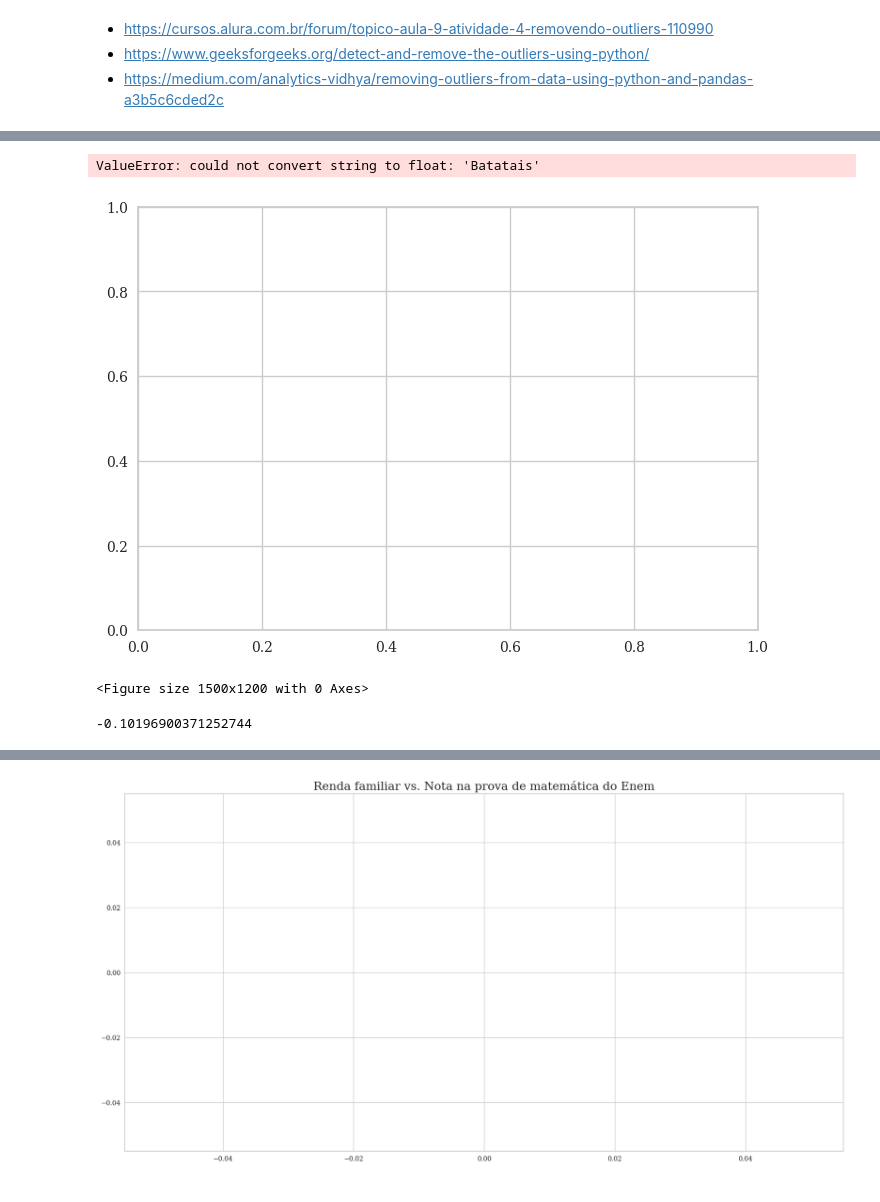
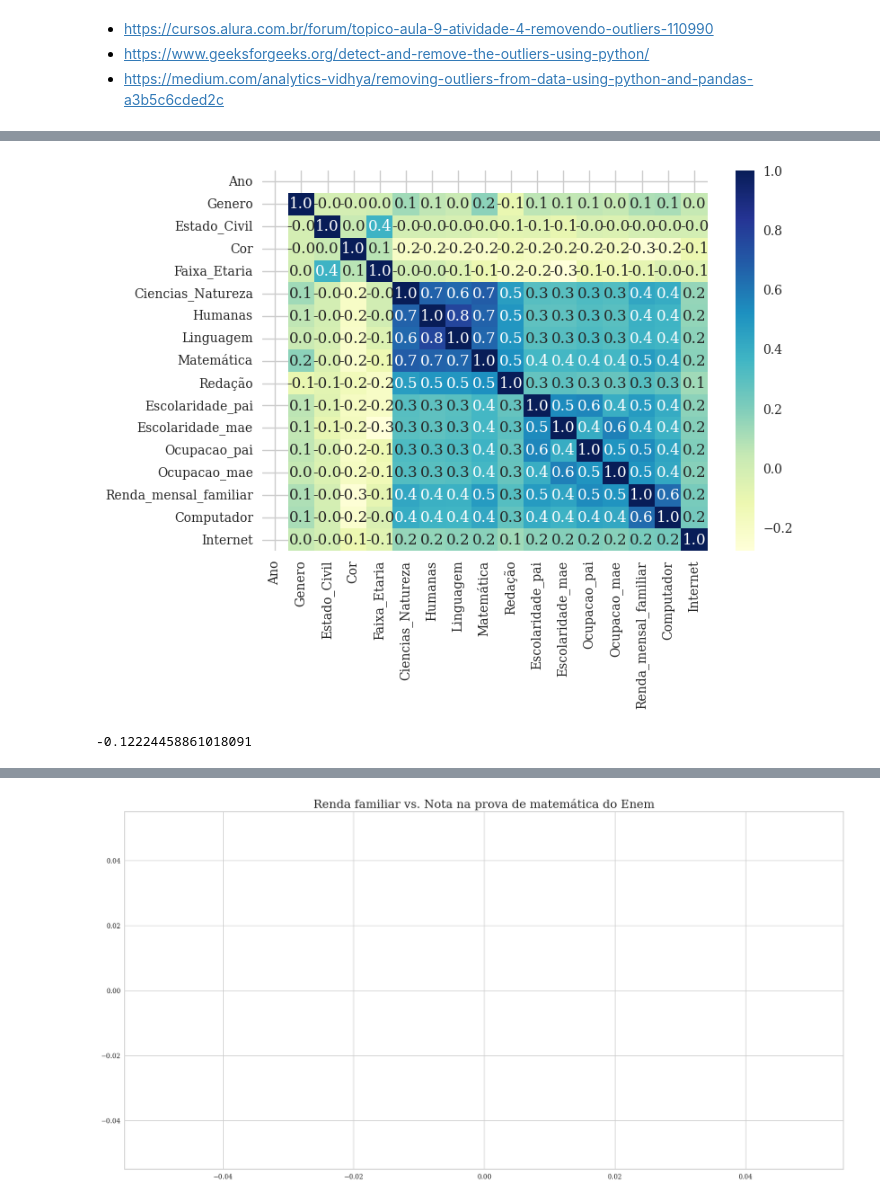
Before and after one commit to ManoelFelipe/Enem, a Jupyter notebook: ENEM_EDA.ipynb, the cells around one changed output, grey strips where cells are left out. Drawn from its saved outputs; the diff is of its cells as text; code cells hidden in the pictures.

```diff
--- a/ENEM_EDA.ipynb
+++ b/ENEM_EDA.ipynb
@@ -309,0 +326,6 @@ sns.heatmap(corr_provas, annot=True, cmap = 'YlGnBu', ax = ax);
+# %%
+# Exportar para .csv. Sem o index, index=False;
+# df.to_csv('df_23_F.csv', index=False, encoding = "utf-8")
+# Carregando os dados
+# df_23_22 = reduce_mem_usage(pd.read_csv('df_23_22_new.csv', encoding = "utf-8", sep = ','))
+df = pd.read_csv('df_23_F.csv', encoding = "utf-8", sep = ',')
@@ -310,17 +341,20 @@ sns.heatmap(corr_provas, annot=True, cmap = 'YlGnBu', ax = ax);
 # %%
 # Correlação entre as notas das provas do Enem
 fig, ax = plt.subplots()
-plt.figure(figsize=(15,12))
-corr_provas = df_23_22_01_SP.drop(columns = ['Inscricao', 'Treineiro']).corr()
-sns.heatmap(corr_provas, annot=True, cmap = 'YlGnBu', ax = ax);
+#plt.figure(figsize=(200,200))
+corr_provas = df.drop(columns = ['Inscricao', 'Treineiro', 'Município_Prova', 'SG_UF', 'Media',
+                                 'Quantidade_moto', 'Geladeira', 'Freezer', 'Maquina_lavar',
+                                 'Microondas','Maquina_secar', 'Lava_louca','Aspirador_po',
+                                 'TV', 'DVD','TV_assinatura','Celular','Telefone_fixo','Empregada_domestica',
+                                'Pessoas_residencia','Quantidade_banheiros','Quantidade_quartos','Quantidade_carros']).corr()
+sns.heatmap(corr_provas, annot=True, cmap = 'YlGnBu', ax = ax, fmt=".1f");
+#sns.heatmap(df, annot=True, cmap = 'YlGnBu', ax = ax);
 # %% [output]
-ValueError: could not convert string to float: 'Batatais'
-[figure, old version]
+[figure, new version]
-<Figure size 1500x1200 with 0 Axes>
 # %%
-corr = df_23_22_01_SP['Faixa_Etaria'].corr(df_23_22_01_SP['Matemática'])
+corr = df['Faixa_Etaria'].corr(df['Matemática'])
 print(corr)
 # %% [output]
--0.10196900371252744
+-0.12224458861018091
 # %%
 # Correlação entre as notas das provas do Enem
```
Also changed, not shown: parts of 34 cells of this notebook, 3 other files.
